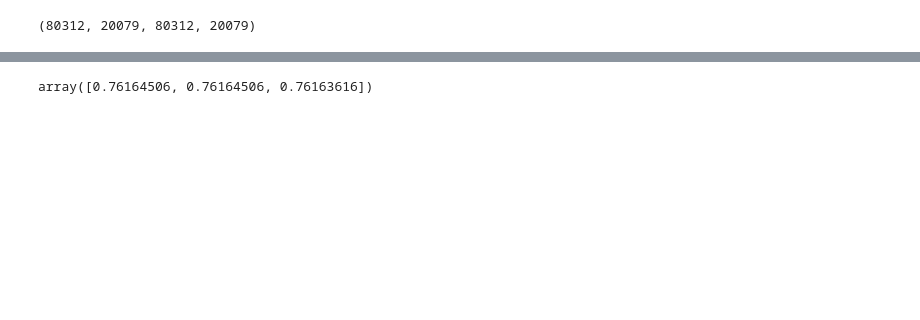
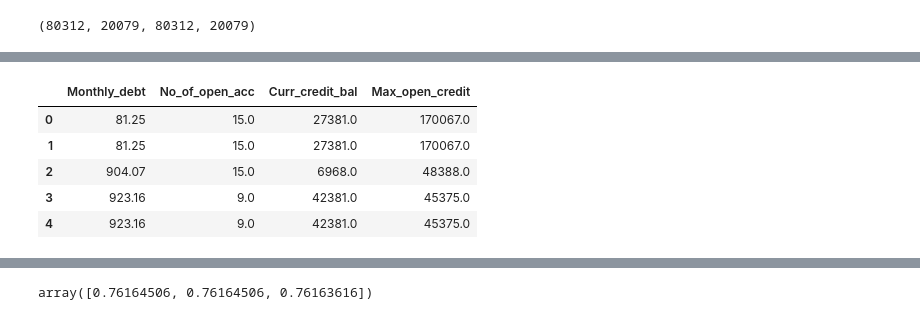
Before and after one commit to pratyush770/Bank_Loan_Eligibility_Predictor, a Jupyter notebook: model/Loan Eligibility Predictor.ipynb, the cells around one changed output, grey strips where cells are left out. Drawn from its saved outputs; the diff is of its cells as text; code cells hidden in the pictures; blank space fills up the shorter version.

```diff
--- a/model/Loan Eligibility Predictor.ipynb
+++ b/model/Loan Eligibility Predictor.ipynb
@@ -377,0 +411,11 @@ len_X_train, len_X_test, len_Y_train, len_Y_test
+# %%
+# Now we create new_x with these 4 variables
+new_X = new_df[['Monthly_debt', 'No_of_open_acc', 'Curr_credit_bal', 'Max_open_credit']]
+new_X.head()
+# %% [output]
+|  | Monthly_debt | No_of_open_acc | Curr_credit_bal | Max_open_credit |
+| 0 | 81.25 | 15.0 | 27381.0 | 170067.0 |
+| 1 | 81.25 | 15.0 | 27381.0 | 170067.0 |
+| 2 | 904.07 | 15.0 | 6968.0 | 48388.0 |
+| 3 | 923.16 | 9.0 | 42381.0 | 45375.0 |
+| 4 | 923.16 | 9.0 | 42381.0 | 45375.0 |
```
Also changed, not shown: parts of 14 cells of this notebook, 1 other file.
